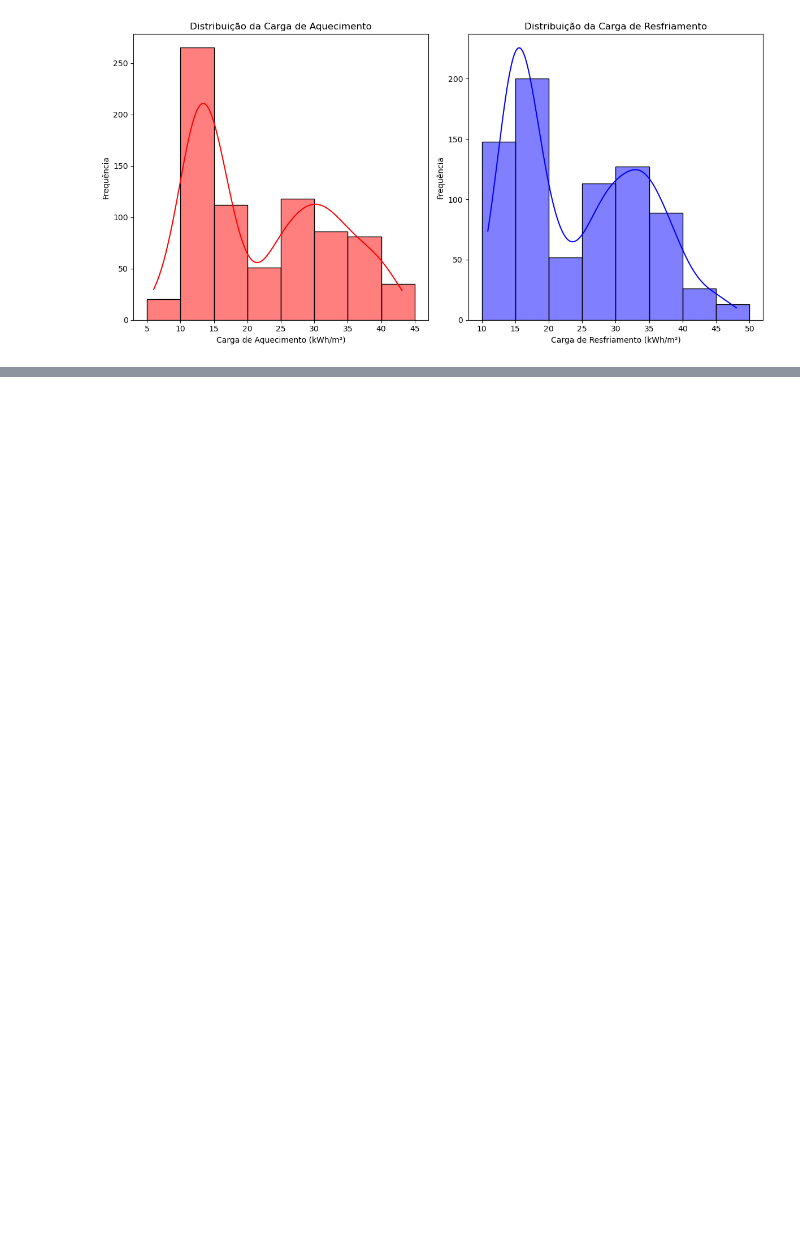
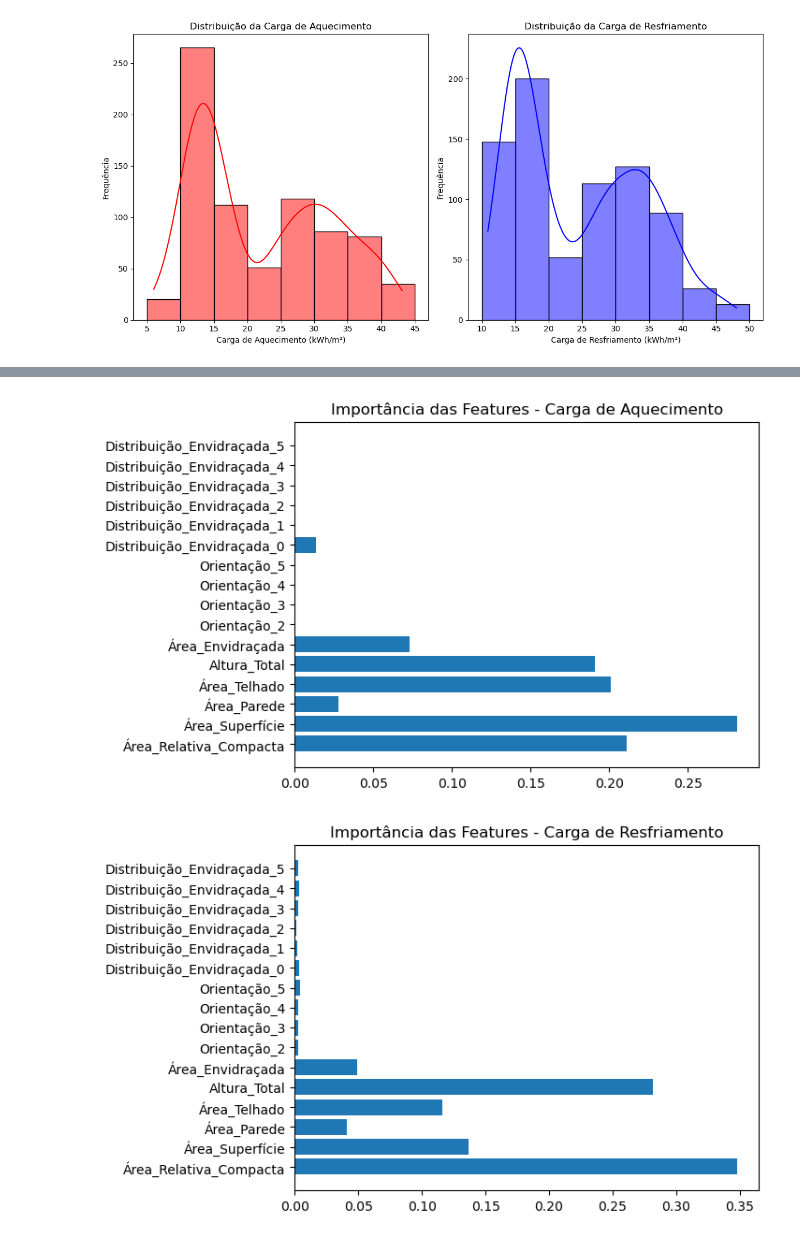
Before and after one commit to EmmanuelMNeto/Project_ia_a3, a Jupyter notebook: Project IA/ia.ipynb, the cells around one changed output, grey strips where cells are left out. Drawn from its saved outputs; the diff is of its cells as text; code cells hidden in the pictures; blank space fills up the shorter version.

```diff
--- a/Project IA/ia.ipynb
+++ b/Project IA/ia.ipynb
@@ -167,7 +173,8 @@ from sklearn.preprocessing import MinMaxScaler
 
 # Definindo as features (X) e a variável alvo (y)
 X = dados.drop(["Carga_Aquecimento", "Carga_Resfriamento"], axis=1)
-y = dados["Carga_Aquecimento"]
+y_aq = dados["Carga_Aquecimento"]
+y_res = dados["Carga_Resfriamento"]
 
 # Aplicando a normalização
 scaler = MinMaxScaler()
@@ -229,0 +317,15 @@ print(f'R²: {r2}')
+# %%
+# Importância das features para Carga de Aquecimento
+importances_aq = modelo_aq.feature_importances_
+plt.barh(X.columns, importances_aq)
+plt.title("Importância das Features - Carga de Aquecimento")
+plt.show()
+
+# Importância das features para Carga de Resfriamento
+importances_res = modelo_res.feature_importances_
+plt.barh(X.columns, importances_res)
+plt.title("Importância das Features - Carga de Resfriamento")
+plt.show()
+# %% [output]
+[figure, added]
+[figure, added]
```
Also changed, not shown: parts of 28 cells of this notebook.
